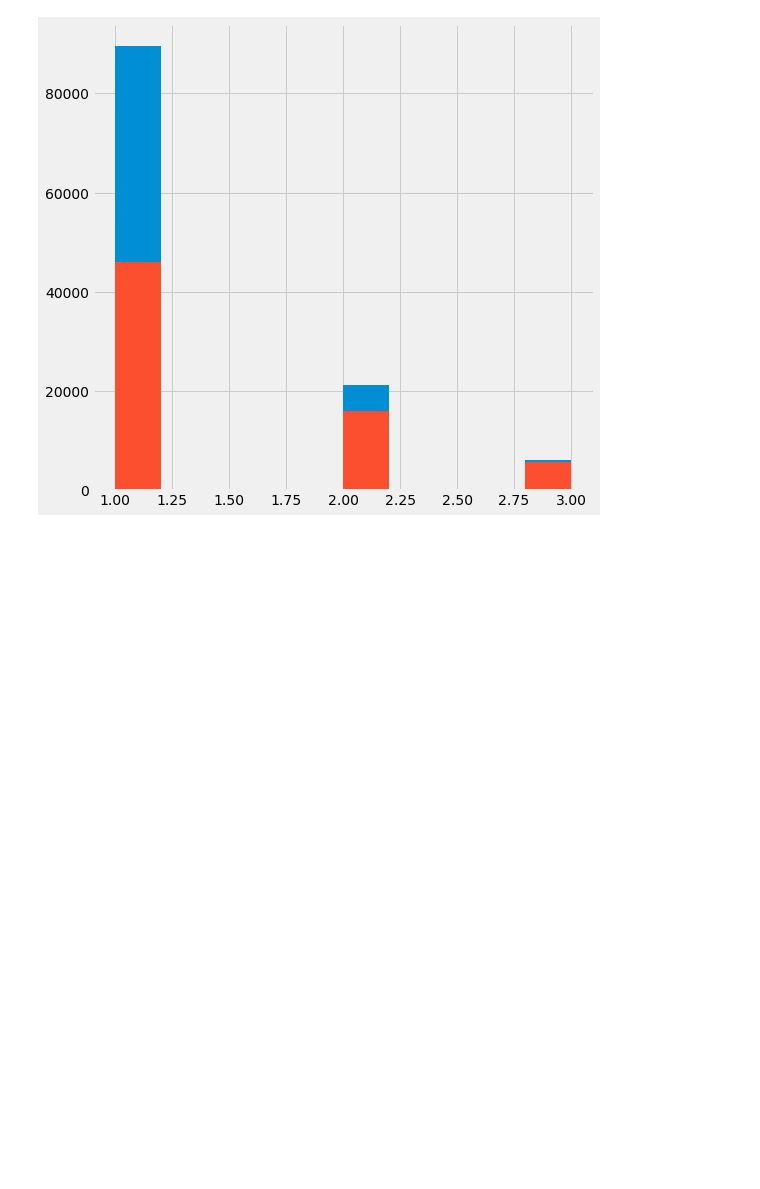
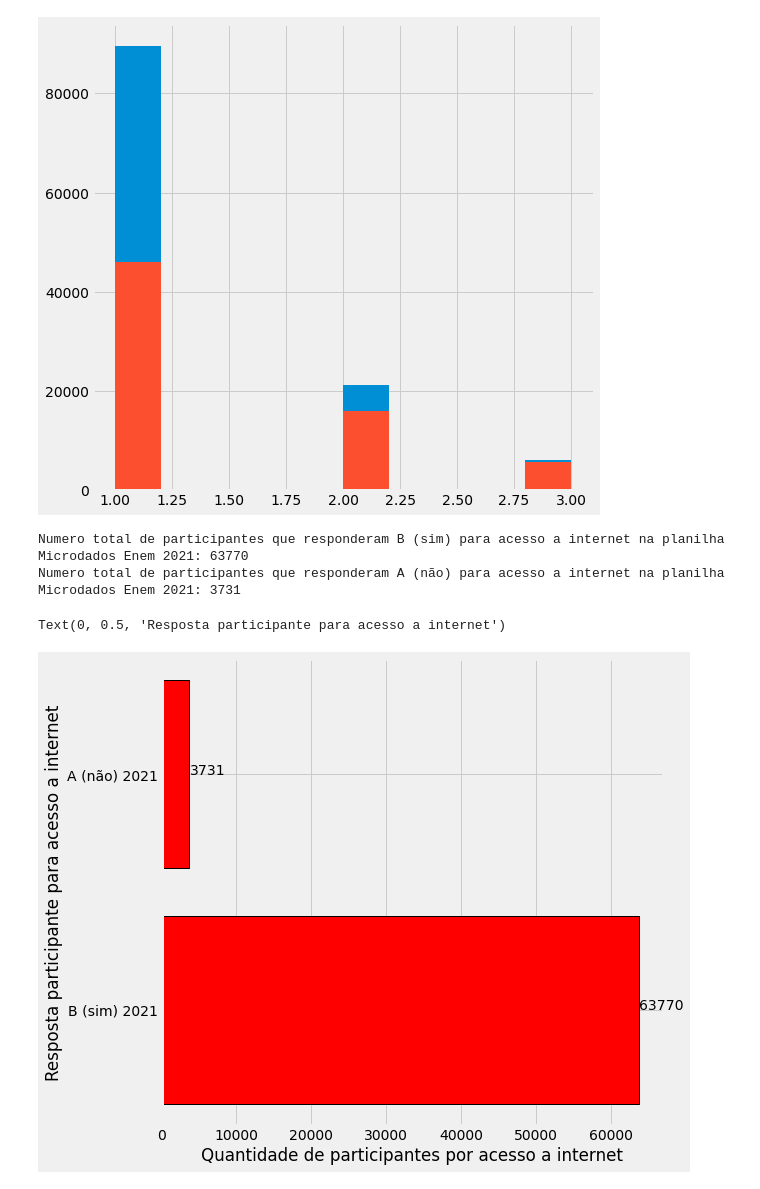
Before and after one commit to kingofrats04/Projeto_IA_DadosEnem, a Jupyter notebook: Graficos_IA.ipynb, the cells around one changed output. Saved outputs shown, nothing was run; the diff lists cells and outputs as text; code cells hidden in the pictures; blank space fills up the shorter version.

```diff
--- a/Graficos_IA.ipynb
+++ b/Graficos_IA.ipynb
@@ -545,3 +545,34 @@ print(planilha2021.TP_ESCOLA.hist())
 AxesSubplot(0.08,0.07;0.87x0.81)
 AxesSubplot(0.08,0.07;0.87x0.81)
 [figure]
+# %%
+#---------------------------------- Grafico 10 - Acesso a internet 2021 ----------------------------------
+
+#display(planilha2021.loc[(planilha2021['Q025']=='B')])
+#display(planilha2021.loc[(planilha2021['Q025']=='A')])
+
+print('Numero total de participantes que responderam B (sim) para acesso a internet na planilha Microdados Enem 2021: 63770')
+print('Numero total de participantes que responderam A (não) para acesso a internet na planilha Microdados Enem 2021: 3731')
+
+Q025B2021 = 63770
+Q025A2021 = 3731
+
+# Printando grafico de barras horizontal
+width_n = 1.75   # Largura das Colunas
+x = ['B (sim) 2021', 'A (não) 2021']
+y = [63770, 3731]
+totalFaixaEtaria = Q025B2021, Q025A2021
+
+plt.style.use('fivethirtyeight')
+
+for index, value in enumerate(y):
+  plt.text(value, index,str(value))
+
+plt.barh(x, totalFaixaEtaria, align='center', color=['red'], edgecolor='black', linewidth="1")
+plt.xlabel("Quantidade de participantes por acesso a internet")
+plt.ylabel("Resposta participante para acesso a internet")
+# %% [output]
+Numero total de participantes que responderam B (sim) para acesso a internet na planilha Microdados Enem 2021: 63770
+Numero total de participantes que responderam A (não) para acesso a internet na planilha Microdados Enem 2021: 3731
+Text(0, 0.5, 'Resposta participante para acesso a internet')
+[figure, added]
```
Also changed, not shown: parts of 3 cells of this notebook.
